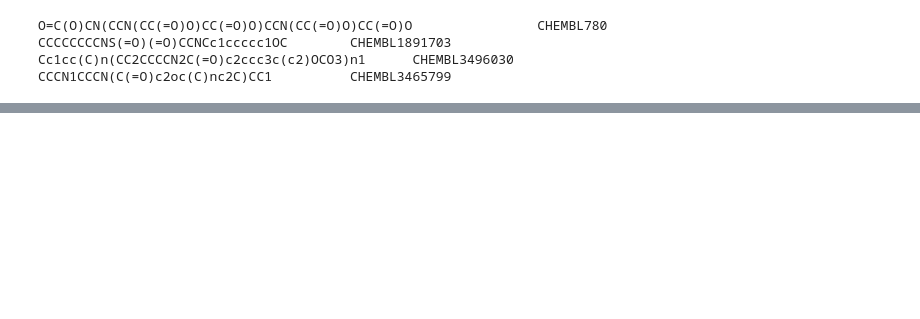
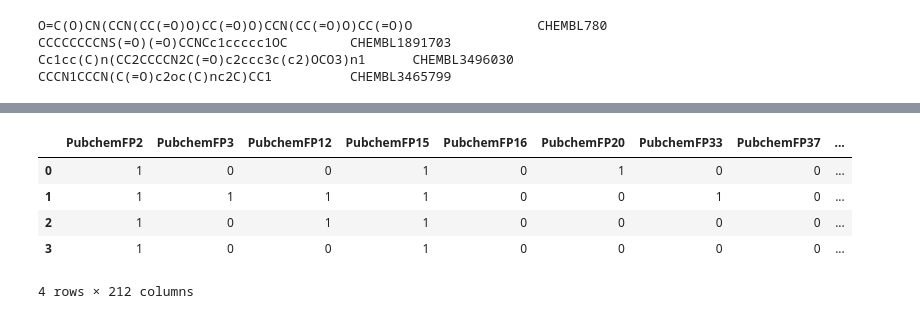
Before and after one commit to AnVales/Drug-discovery-part-2, a Jupyter notebook: drug_discovery_7.ipynb, the cells around one changed output, grey strips where cells are left out. Saved outputs shown, nothing was run; the diff lists cells and outputs as text; code cells hidden in the pictures; blank space fills up the shorter version.

```diff
--- a/drug_discovery_7.ipynb
+++ b/drug_discovery_7.ipynb
@@ -106,0 +150,11 @@ X
+# %%
+# Keep the descriptors used
+X_descr = X_clean[descriptors_name]
+X_descr
+# %% [output]
+|  | PubchemFP2 | PubchemFP3 | PubchemFP12 | PubchemFP15 | PubchemFP16 | PubchemFP20 | PubchemFP33 | PubchemFP37 | ... |
+| 0 | 1 | 0 | 0 | 1 | 0 | 1 | 0 | 0 | ... |
+| 1 | 1 | 1 | 1 | 1 | 0 | 0 | 1 | 0 | ... |
+| 2 | 1 | 0 | 1 | 1 | 0 | 0 | 0 | 0 | ... |
+| 3 | 1 | 0 | 0 | 1 | 0 | 0 | 0 | 0 | ... |
+4 rows × 212 columns
```
Also changed, not shown: parts of 17 cells of this notebook.
